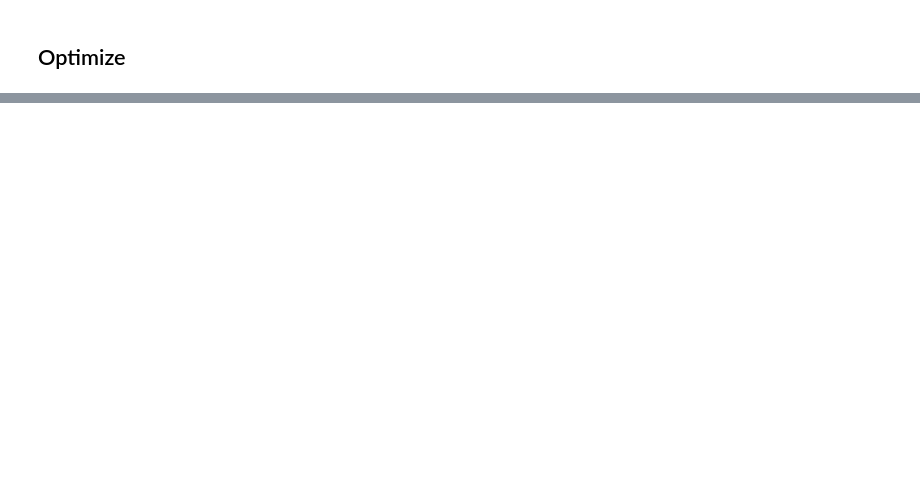
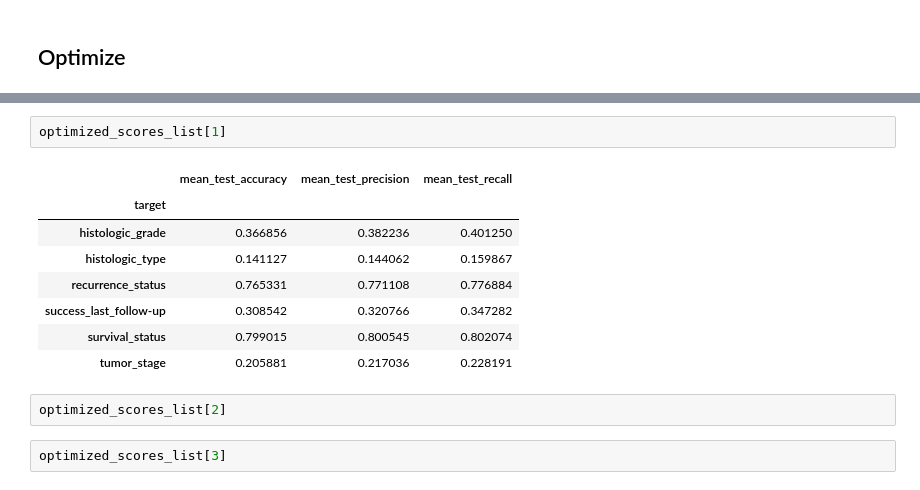
Before and after one commit to caleb-lindgren/deltaCorrML, a Jupyter notebook: mlp.ipynb, the cells around one changed output, grey strips where cells are left out. Drawn from its saved outputs; the diff is of its cells as text; blank space fills up the shorter version.

```diff
--- a/mlp.ipynb
+++ b/mlp.ipynb
@@ -204,0 +321,15 @@ optimized_scores
+# %%
+optimized_scores_list[1]
+# %% [output]
+|  | mean_test_accuracy | mean_test_precision | mean_test_recall |
+| target |  |  |  |
+| histologic_grade | 0.366856 | 0.382236 | 0.401250 |
+| histologic_type | 0.141127 | 0.144062 | 0.159867 |
+| recurrence_status | 0.765331 | 0.771108 | 0.776884 |
+| success_last_follow-up | 0.308542 | 0.320766 | 0.347282 |
+| survival_status | 0.799015 | 0.800545 | 0.802074 |
+| tumor_stage | 0.205881 | 0.217036 | 0.228191 |
+# %%
+optimized_scores_list[2]
+# %%
+optimized_scores_list[3]
```
Also changed, not shown: parts of 27 cells of this notebook, 6 other files.
